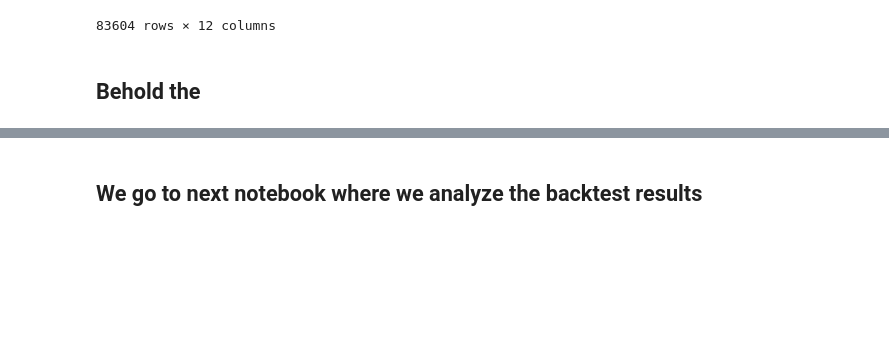
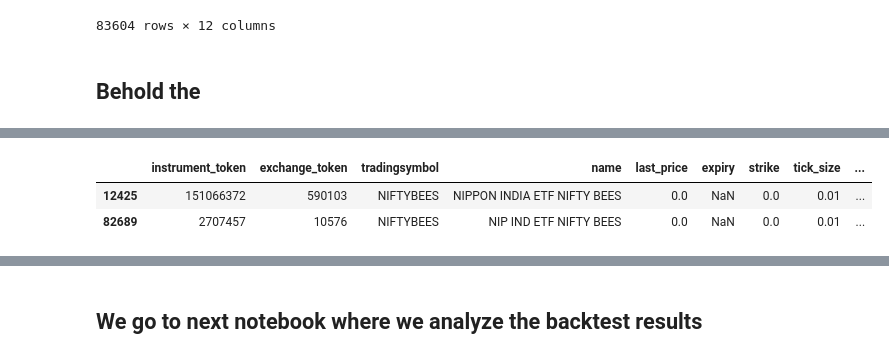
Before and after one commit to binarysentient/bsstonks, a Jupyter notebook: kite_historical_backtest_experiment.ipynb, the cells around one changed output, grey strips where cells are left out. Cells and saved outputs as stored; diff of their text form; code cells hidden in the pictures; blank space fills up the shorter version.

```diff
--- a/kite_historical_backtest_experiment.ipynb
+++ b/kite_historical_backtest_experiment.ipynb
@@ -583,3 +560,15 @@ df_nifty
+# %%
+df_nifty = df_all_instruments[df_all_instruments["segment"].str.lower().str.startswith("indices") &
+                                  df_all_instruments["name"].str.lower().str.startswith("nifty50")]
+df_niftybees = df_all_instruments[df_all_instruments["instrument_type"].str.lower().str.startswith("eq") &
+                                  df_all_instruments["name"].str.lower().str.contains("nifty bees")]
+df_nifty_bank = df_all_instruments[df_all_instruments["segment"].str.lower().str.startswith("indices") &
+                                  df_all_instruments["name"].str.lower().str.startswith("nifty")]
+df_niftybees
+# %% [output]
+|  | instrument_token | exchange_token | tradingsymbol | name | last_price | expiry | strike | tick_size | ... |
+| 12425 | 151066372 | 590103 | NIFTYBEES | NIPPON INDIA ETF NIFTY BEES | 0.0 | NaN | 0.0 | 0.01 | ... |
+| 82689 | 2707457 | 10576 | NIFTYBEES | NIP IND ETF NIFTY BEES | 0.0 | NaN | 0.0 | 0.01 | ... |
 # %%
 
 
```
Also changed, not shown: parts of 15 cells of this notebook, 1 other file.
